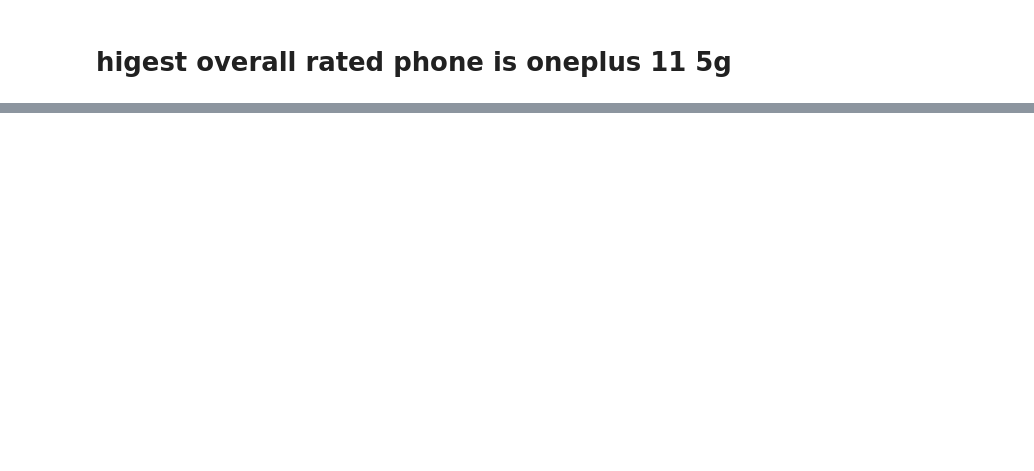
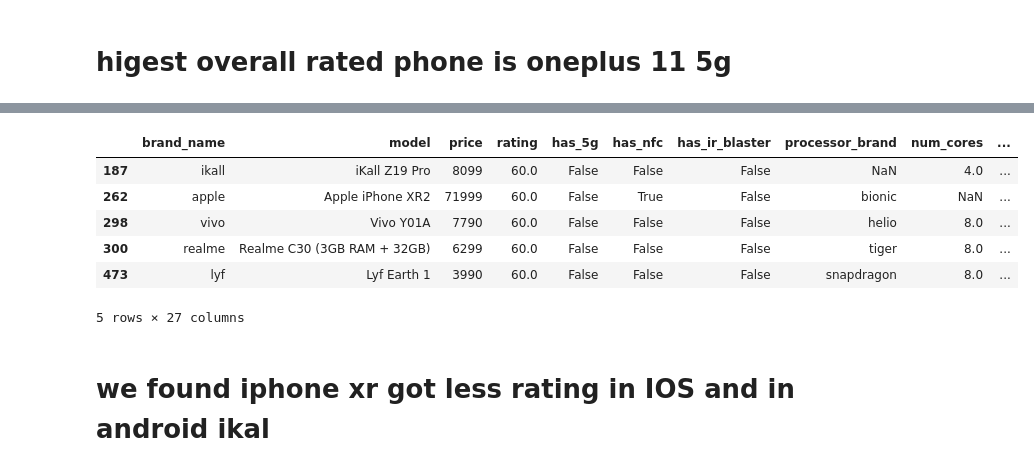
Before and after one commit to mhdxshahiq/smartphone_data_analysis, a Jupyter notebook: project.ipynb, the cells around one changed output, grey strips where cells are left out. Drawn from its saved outputs; the diff is of its cells as text; code cells hidden in the pictures; blank space fills up the shorter version.

```diff
--- a/project.ipynb
+++ b/project.ipynb
@@ -298,2 +293,10 @@ rated_phone.head(10)
 # %% [markdown]
 # higest overall rated phone is oneplus 11 5g
+# %%
+min_rated = data['rating'].min()
+
+lowest_rated = data[data['rating'] == min_rated]
+
+lowest_rated[["brand_name", "model", "rating"]]
+
+print(lowest_rated.to_string())
@@ -299,0 +317,12 @@ rated_phone.head(10)
+# %%
+lowest_rated.head()
+# %% [output]
+|  | brand_name | model | price | rating | has_5g | has_nfc | has_ir_blaster | processor_brand | num_cores | ... |
+| 187 | ikall | iKall Z19 Pro | 8099 | 60.0 | False | False | False | NaN | 4.0 | ... |
+| 262 | apple | Apple iPhone XR2 | 71999 | 60.0 | False | True | False | bionic | NaN | ... |
+| 298 | vivo | Vivo Y01A | 7790 | 60.0 | False | False | False | helio | 8.0 | ... |
+| 300 | realme | Realme C30 (3GB RAM + 32GB) | 6299 | 60.0 | False | False | False | tiger | 8.0 | ... |
+| 473 | lyf | Lyf Earth 1 | 3990 | 60.0 | False | False | False | snapdragon | 8.0 | ... |
+5 rows × 27 columns
+# %% [markdown]
+# we found iphone xr got less rating in IOS and in android ikal
```
Also changed, not shown: parts of 2 cells of this notebook, 1 other file.
